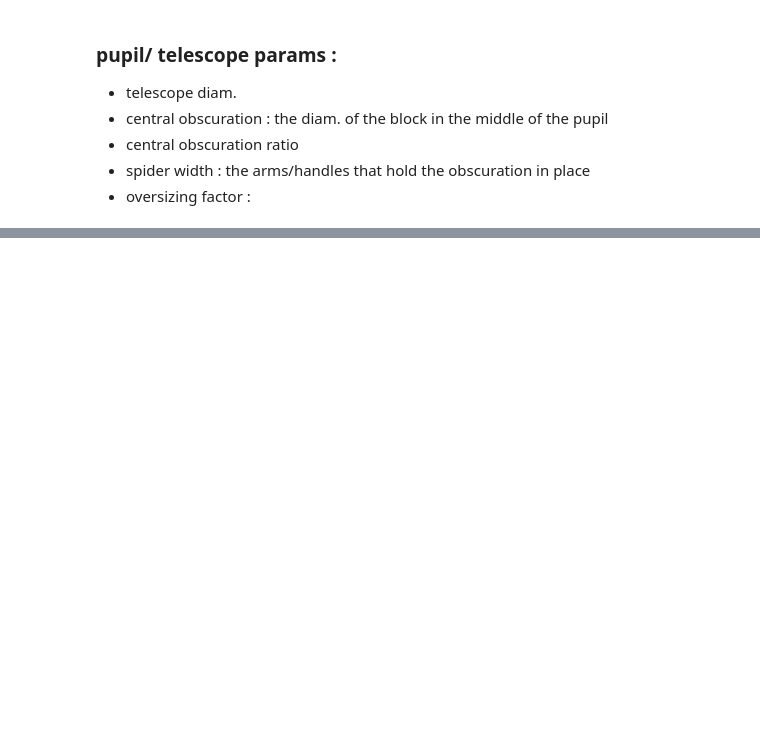
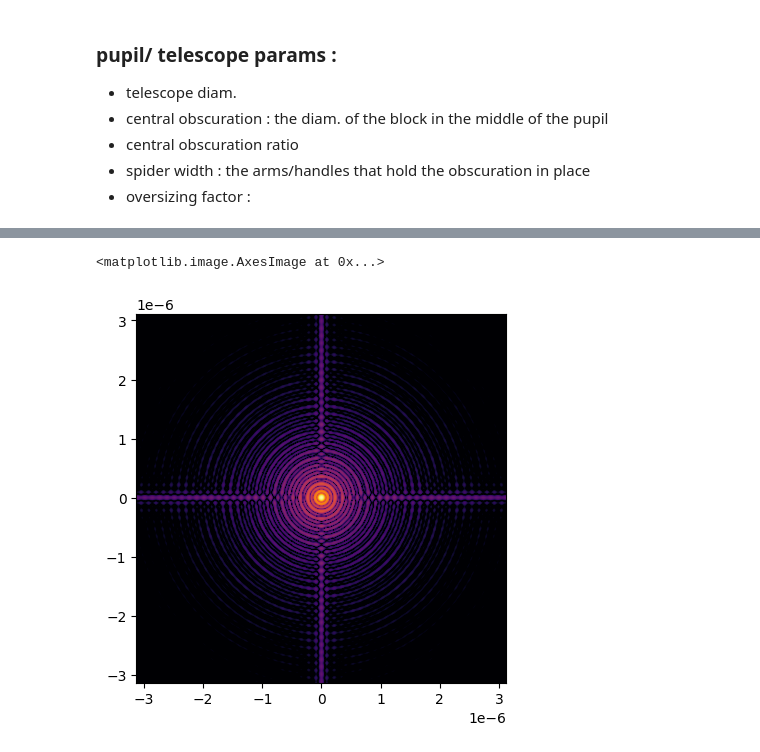
Before and after one commit to yizharf9/qkd, a Jupyter notebook: oct_2025/simulation.ipynb, the cells around one changed output, grey strips where cells are left out. Cells and saved outputs as stored; diff of their text form; code cells hidden in the pictures; blank space fills up the shorter version.

```diff
--- a/oct_2025/simulation.ipynb
+++ b/oct_2025/simulation.ipynb
@@ -338,13 +39,0 @@ propagator = hci.FraunhoferPropagator(pupil_grid, focal_grid, focal_length=focal
-# %%
-# wavelength = 500e-9
-wavelength = 1550e-9
-wf = hci.Wavefront(VLT_aperture, wavelength)
-wf.total_power = 1
-
-wf_foc = propagator(wf)
-
-wf_mmf = multi_mode_fiber.forward(wf_foc)
-wf_smf = single_mode_fiber.forward(wf_foc)
-
-print("Multi-mode fiber throughput {:g}".format(wf_mmf.total_power))
-print("Single-mode fiber throughput {:g}".format(wf_smf.total_power))
@@ -482,0 +76,11 @@ def extract_wavelength_r0_results(wavelength = 0.5e-6):
+# %%
+# wf_init = hci.Wavefront(np.ones_like(pupil_grid))
+propagator = hci.FraunhoferPropagator(pupil_grid,focal_grid)
+psf_aperture = propagator.forward(wf_aperture).power
+psf_aperture.total_power = 1.0
+# %%
+im = np.log10(psf_aperture/psf_aperture.max())
+hci.imshow_field(im,cmap="inferno",vmin=-6,vmax=0)
+# %% [output]
+<matplotlib.image.AxesImage at 0x...>
+[figure, added]
```
Also changed, not shown: parts of 74 cells of this notebook, 5 other files.
